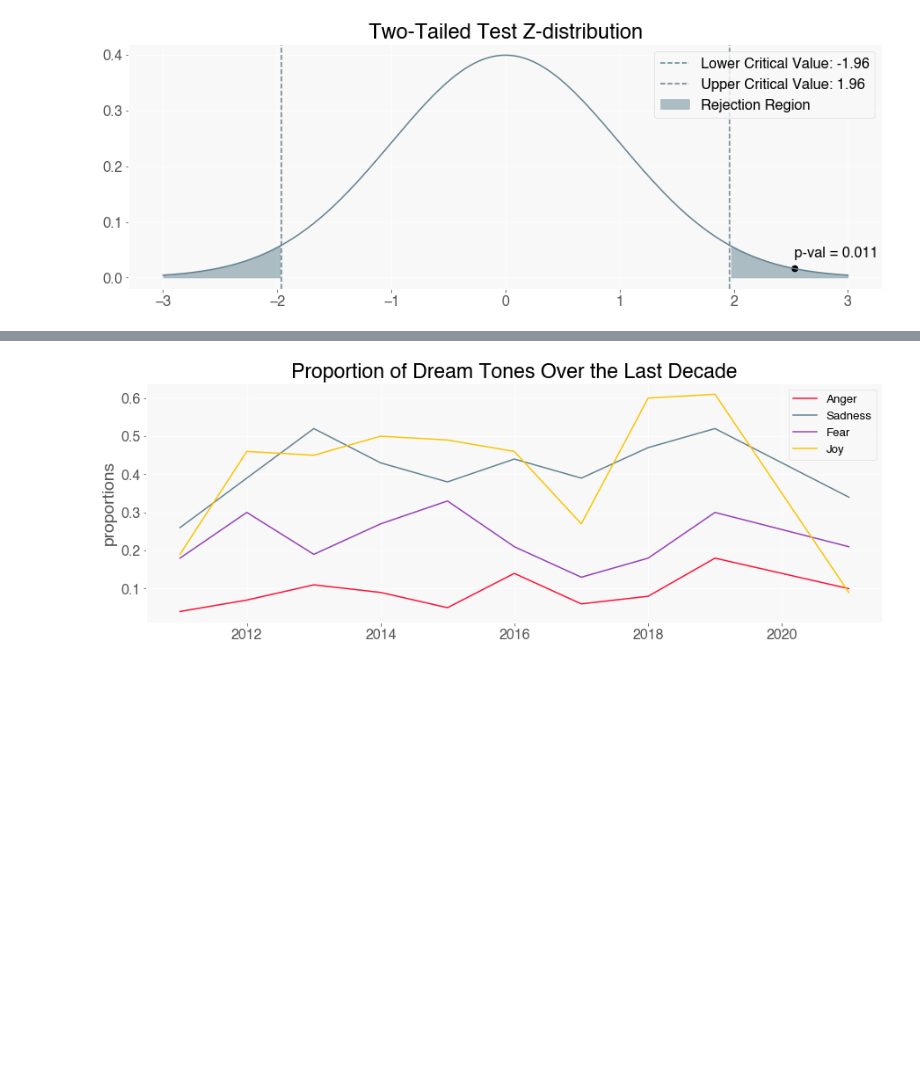
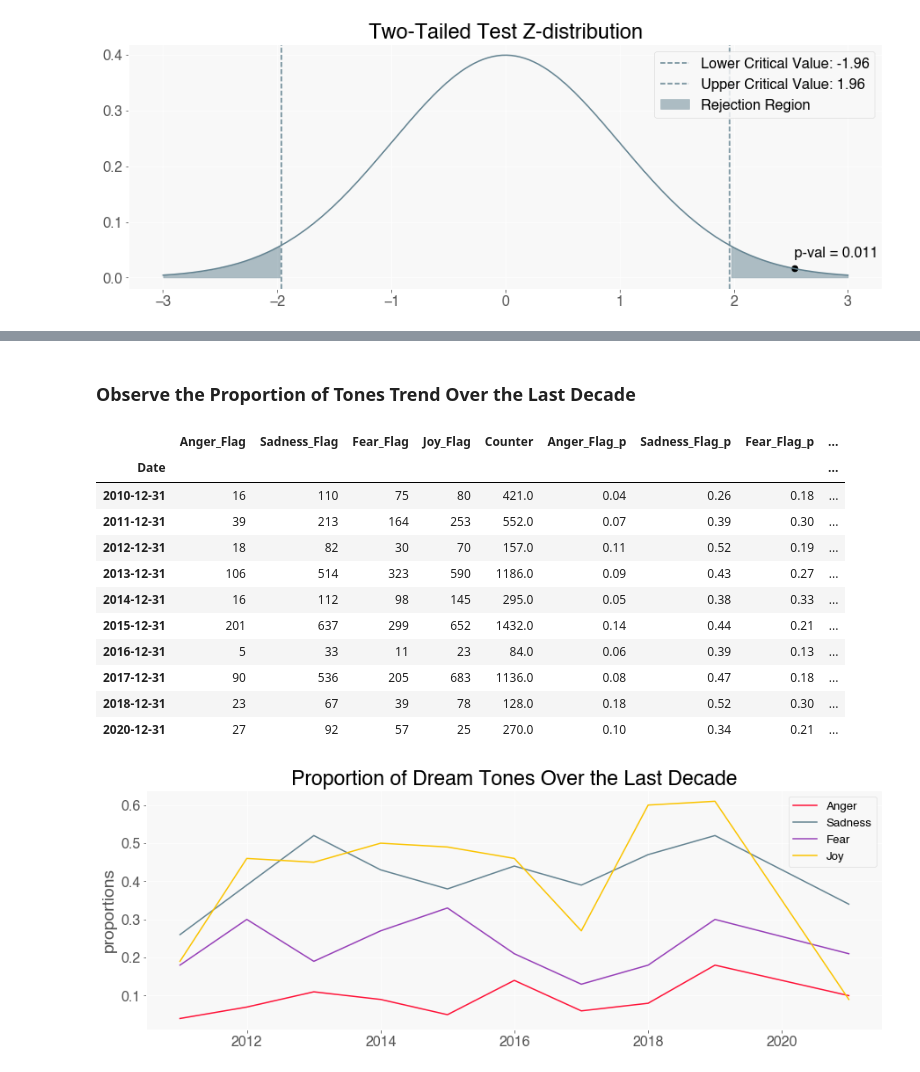
Before and after one commit to MekdiYilma/dreams, a Jupyter notebook: EDA/tone_analysis_on_SDDb.ipynb, the cells around one changed output, grey strips where cells are left out. Saved outputs shown, nothing was run; the diff lists cells and outputs as text; code cells hidden in the pictures; blank space fills up the shorter version.

```diff
--- a/EDA/tone_analysis_on_SDDb.ipynb
+++ b/EDA/tone_analysis_on_SDDb.ipynb
@@ -867,3 +865,5 @@ fig.savefig('../img/sad_dreams_right_tailed.jpg');
+# %% [markdown]
+### Observe the Proportion of Tones Trend Over the Last Decade
 # %%
 dream_df['Counter'] = np.ones(len(dream_df.index))
 # %%
@@ -871,17 +871,30 @@ tone_flag_cols_wCounter = ['Anger_Flag', 'Sadness_Flag', 'Fear_Flag', 'Joy_Flag'
 # %%
 dream_date_grouped_df = dream_df[dream_df.Date > '2009-12-31'].groupby(pd.Grouper(key='Date', freq='Y')).sum()[tone_flag_cols_wCounter]
 
 dream_date_grouped_df['Anger_Flag_p'] = round(dream_date_grouped_df.Anger_Flag /
                                         dream_date_grouped_df.Counter,2)
 dream_date_grouped_df['Sadness_Flag_p'] = round(dream_date_grouped_df.Sadness_Flag /
                                         dream_date_grouped_df.Counter,2)
 dream_date_grouped_df['Fear_Flag_p'] = round(dream_date_grouped_df.Fear_Flag /
                                         dream_date_grouped_df.Counter,2)
 dream_date_grouped_df['Joy_Flag_p'] = round(dream_date_grouped_df.Joy_Flag /
                                         dream_date_grouped_df.Counter,2)
 
 dream_date_grouped_df.dropna(inplace=True)
-# dream_date_grouped_df
+dream_date_grouped_df
+# %% [output]
+|  | Anger_Flag | Sadness_Flag | Fear_Flag | Joy_Flag | Counter | Anger_Flag_p | Sadness_Flag_p | Fear_Flag_p | ... |
+| Date |  |  |  |  |  |  |  |  | ... |
+| 2010-12-31 | 16 | 110 | 75 | 80 | 421.0 | 0.04 | 0.26 | 0.18 | ... |
+| 2011-12-31 | 39 | 213 | 164 | 253 | 552.0 | 0.07 | 0.39 | 0.30 | ... |
+| 2012-12-31 | 18 | 82 | 30 | 70 | 157.0 | 0.11 | 0.52 | 0.19 | ... |
+| 2013-12-31 | 106 | 514 | 323 | 590 | 1186.0 | 0.09 | 0.43 | 0.27 | ... |
+| 2014-12-31 | 16 | 112 | 98 | 145 | 295.0 | 0.05 | 0.38 | 0.33 | ... |
+| 2015-12-31 | 201 | 637 | 299 | 652 | 1432.0 | 0.14 | 0.44 | 0.21 | ... |
+| 2016-12-31 | 5 | 33 | 11 | 23 | 84.0 | 0.06 | 0.39 | 0.13 | ... |
+| 2017-12-31 | 90 | 536 | 205 | 683 | 1136.0 | 0.08 | 0.47 | 0.18 | ... |
+| 2018-12-31 | 23 | 67 | 39 | 78 | 128.0 | 0.18 | 0.52 | 0.30 | ... |
+| 2020-12-31 | 27 | 92 | 57 | 25 | 270.0 | 0.10 | 0.34 | 0.21 | ... |
 # %%
 fig, ax = plt.subplots(figsize=(15,5))
 
```
Also changed, not shown: parts of 37 cells of this notebook, 5 other files.
